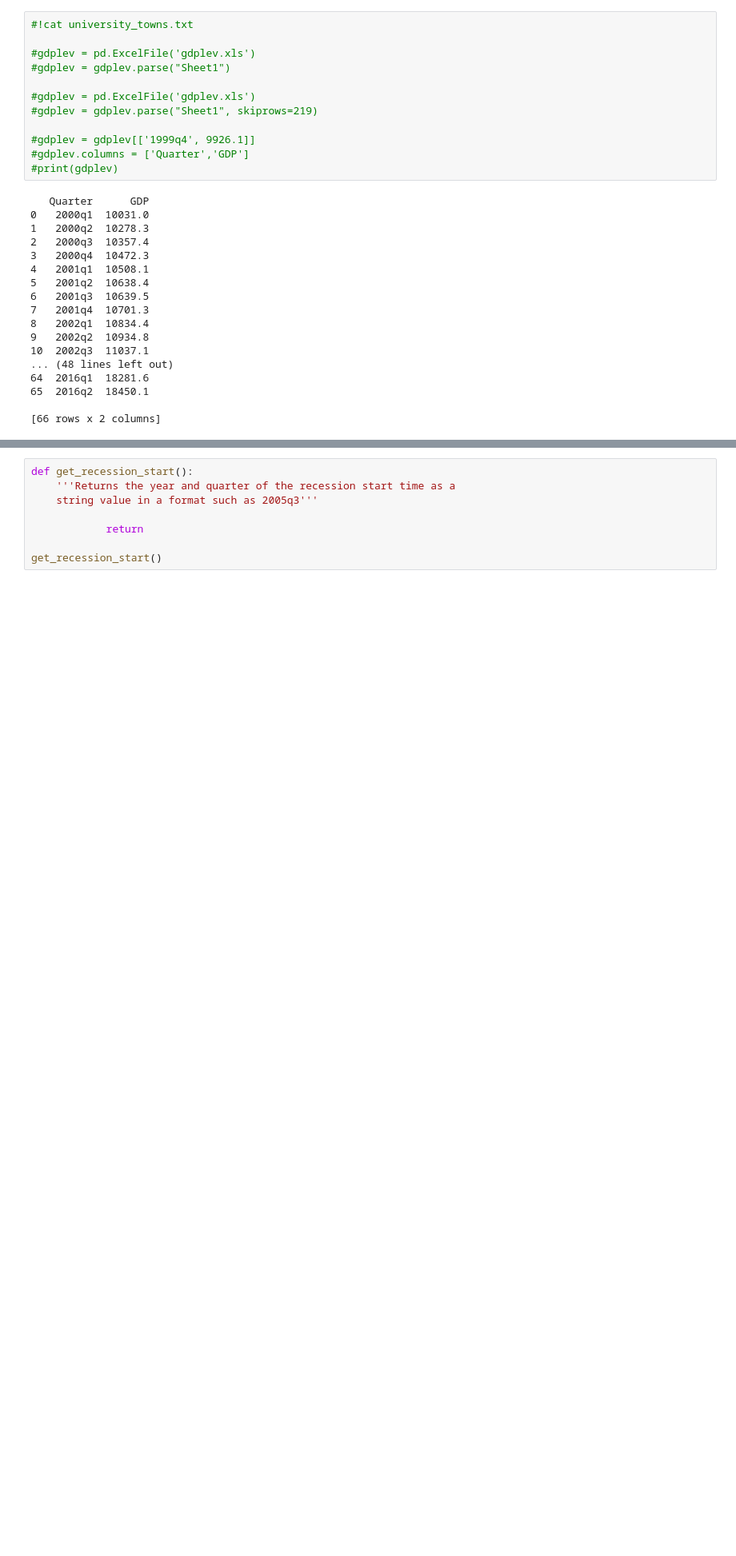
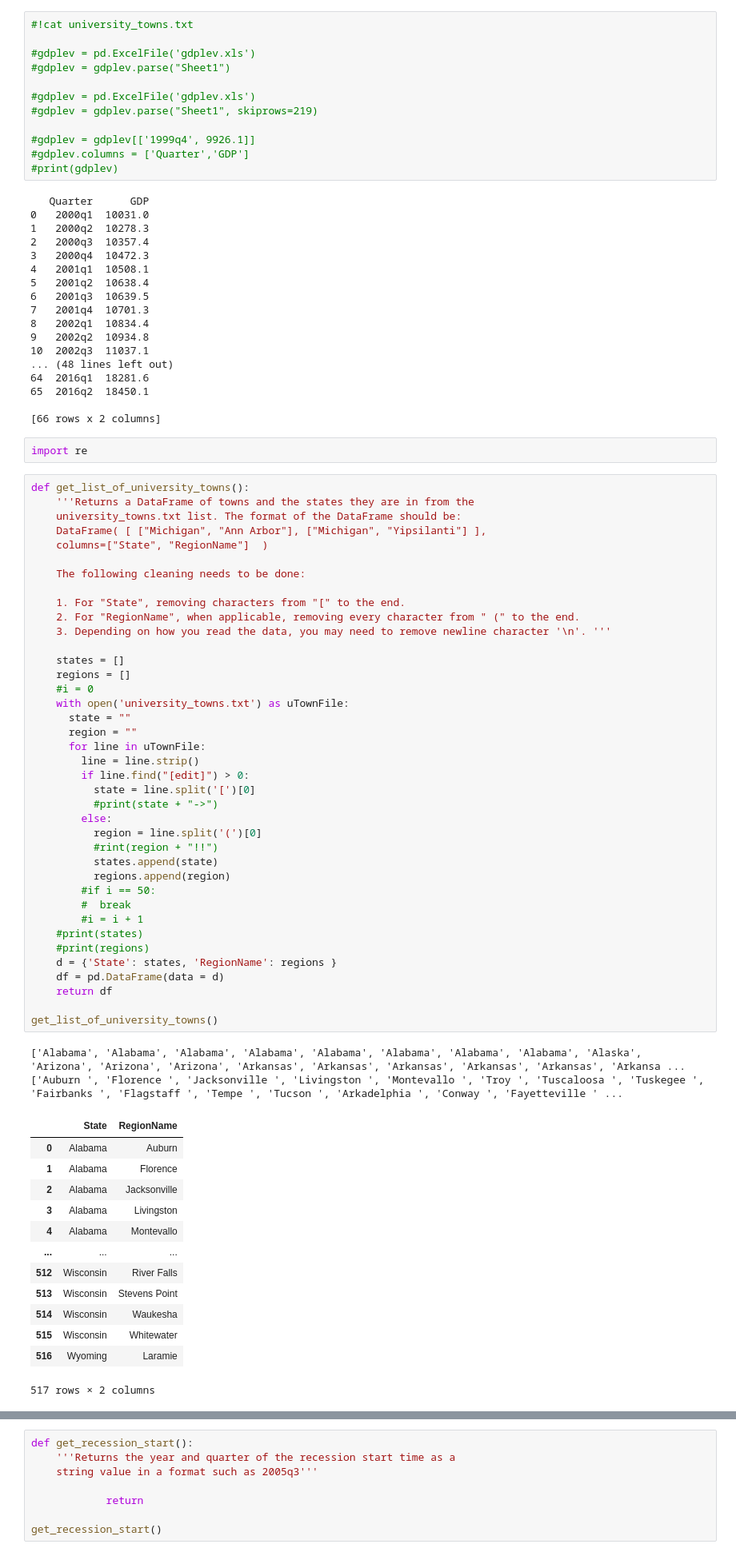
Before and after one commit to aicharya/DSA_Python, a Jupyter notebook: HypothesisTestingAssignment4_AnswersWithoutCode(CMB Summission)-.ipynb, the cells around one changed output, grey strips where cells are left out. Shown at 80% size. Drawn from its saved outputs; the diff is of its cells as text; blank space fills up the shorter version.

```diff
--- a/HypothesisTestingAssignment4_AnswersWithoutCode(CMB Summission)-.ipynb
+++ b/HypothesisTestingAssignment4_AnswersWithoutCode(CMB Summission)-.ipynb
@@ -144,6 +144,63 @@ gdplev.tail(10)
 65  2016q2  18450.1
 
 [66 rows x 2 columns]
+# %%
+import re
+# %%
+def get_list_of_university_towns():
+    '''Returns a DataFrame of towns and the states they are in from the
+    university_towns.txt list. The format of the DataFrame should be:
+    DataFrame( [ ["Michigan", "Ann Arbor"], ["Michigan", "Yipsilanti"] ],
+    columns=["State", "RegionName"]  )
+
+    The following cleaning needs to be done:
+
+    1. For "State", removing characters from "[" to the end.
+    2. For "RegionName", when applicable, removing every character from " (" to the end.
+    3. Depending on how you read the data, you may need to remove newline character '\n'. '''
+
+    states = []
+    regions = []
+    #i = 0
+    with open('university_towns.txt') as uTownFile:
+      state = ""
+      region = ""
+      for line in uTownFile:
+        line = line.strip()
+        if line.find("[edit]") > 0:
+          state = line.split('[')[0]
+          #print(state + "->")
+        else:
+          region = line.split('(')[0]
+          #rint(region + "!!")
+          states.append(state)
+          regions.append(region)
+        #if i == 50:
+        #  break
+        #i = i + 1
+    #print(states)
+    #print(regions)
+    d = {'State': states, 'RegionName': regions }
+    df = pd.DataFrame(data = d)
+    return df
+
+get_list_of_university_towns()
+# %% [output]
+['Alabama', 'Alabama', 'Alabama', 'Alabama', 'Alabama', 'Alabama', 'Alabama', 'Alabama', 'Alaska', 'Arizona', 'Arizona', 'Arizona', 'Arkansas', 'Arkansas', 'Arkansas', 'Arkansas', 'Arkansas', 'Arkansa ...
+['Auburn ', 'Florence ', 'Jacksonville ', 'Livingston ', 'Montevallo ', 'Troy ', 'Tuscaloosa ', 'Tuskegee ', 'Fairbanks ', 'Flagstaff ', 'Tempe ', 'Tucson ', 'Arkadelphia ', 'Conway ', 'Fayetteville ' ...
+|  | State | RegionName |
+| 0 | Alabama | Auburn |
+| 1 | Alabama | Florence |
+| 2 | Alabama | Jacksonville |
+| 3 | Alabama | Livingston |
+| 4 | Alabama | Montevallo |
+| ... | ... | ... |
+| 512 | Wisconsin | River Falls |
+| 513 | Wisconsin | Stevens Point |
+| 514 | Wisconsin | Waukesha |
+| 515 | Wisconsin | Whitewater |
+| 516 | Wyoming | Laramie |
+517 rows × 2 columns
 # %%
 def get_list_of_university_towns():
     '''Returns a DataFrame of towns and the states they are in from the
```
Also changed, not shown: parts of 1 cell of this notebook.
